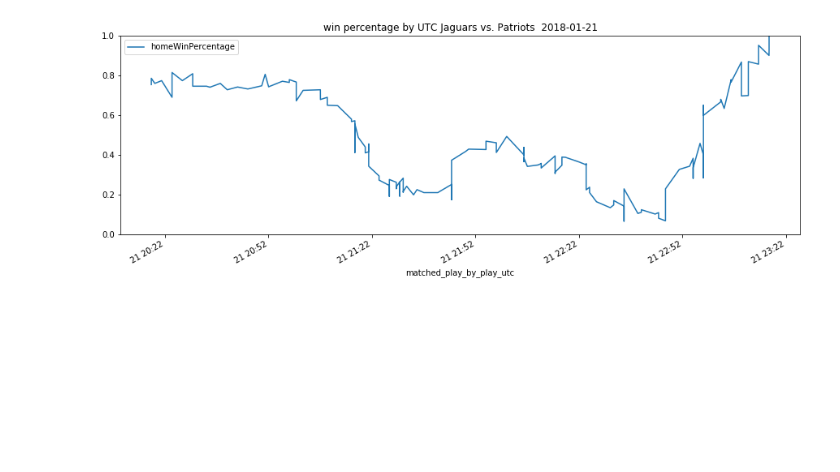
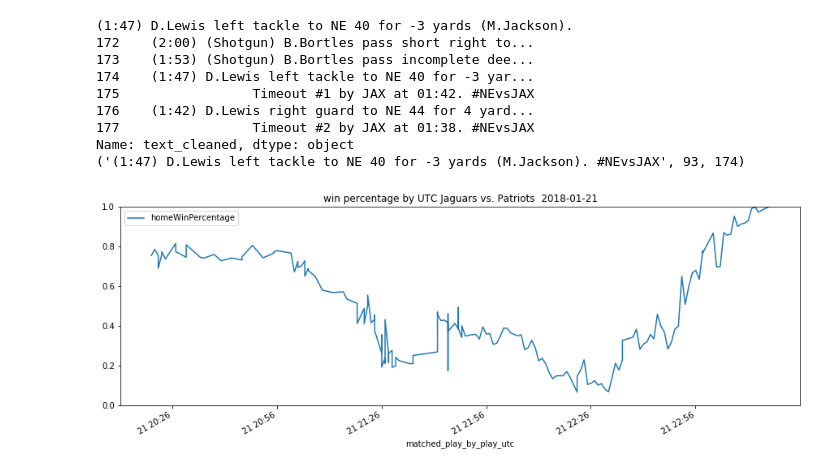
Before and after one commit to chadharness-mids/w266_final_project_merged, a Jupyter notebook: notebooks/wrangling/03-20-2019-CleanUpMisalignedGames.ipynb, the cells around one changed output. Cells and saved outputs as stored; diff of their text form; code cells hidden in the pictures; blank space fills up the shorter version.

```diff
--- a/notebooks/wrangling/03-20-2019-CleanUpMisalignedGames.ipynb
+++ b/notebooks/wrangling/03-20-2019-CleanUpMisalignedGames.ipynb
@@ -50,8 +51,12 @@ try:
     for i in game_winpct.iterrows():
         pbp_text = i[1]['text']
         # print(pbp_text)
-        next_10_playbyplay = game_playbyplay['text_cleaned'][first_index:first_index+5]
-        match = process.extractOne(pbp_text, next_10_playbyplay)
+        next_10_playbyplay = game_playbyplay['text_cleaned'][max(0,first_index-1):first_index+5]
+        match = process.extractOne(pbp_text, next_10_playbyplay, scorer=fuzz.token_sort_ratio)
+        if i[0] == 165:
+            print(pbp_text)
+            print(next_10_playbyplay)
+            print(match)
         # print(match)
         match_text, match_percent, match_index = match
         game_winpct.loc[i[0], 'matched_play_by_play_text'] = match_text
@@ -91,31 +96,40 @@ try:
             playidlist.append(playid_attime)
         except:
             playidlist.append(playid_attime)
 
     comments['playId'] = playidlist
     merged = comments.merge(game_winpct, on='playId')
 
     # Calculate Sentiment
     sid = SentimentIntensityAnalyzer()
 
     def calculate_VADER(comment):
         comment = str(comment)
         ss = sid.polarity_scores(comment)
         neg = ss['neg']
         neu = ss['neu']
         pos = ss['pos']
         compound = ss['compound']
         return ss, neg, neu, pos, compound
 
     def vader_df(df, textcol = 'text'):
         df['vader_ss'], df['vader_neg'], df['vader_neu'], df['vader_pos'], df['vader_compound'] = \
         zip(*df[textcol].map(calculate_VADER))
         return df
 
     merged_with_sentiment = vader_df(merged, textcol='comment_body')
     merged_with_sentiment.to_pickle('../../data/Clean_Game_Data/{}'.format(game.replace(' ','_').replace('.','')+'_comment_sentiment.pickle'))
 except:
     print('Broke for {}'.format(game))
     raise
 # %% [output]
+(1:47) D.Lewis left tackle to NE 40 for -3 yards (M.Jackson).
+172    (2:00) (Shotgun) B.Bortles pass short right to...
+173    (1:53) (Shotgun) B.Bortles pass incomplete dee...
+174    (1:47) D.Lewis left tackle to NE 40 for -3 yar...
+175                 Timeout #1 by JAX at 01:42. #NEvsJAX
+176    (1:42) D.Lewis right guard to NE 44 for 4 yard...
+177                 Timeout #2 by JAX at 01:38. #NEvsJAX
+Name: text_cleaned, dtype: object
+('(1:47) D.Lewis left tackle to NE 40 for -3 yards (M.Jackson). #NEvsJAX', 93, 174)
-[figure, old version]
+[figure, new version]
```
Also changed, not shown: parts of 4 cells of this notebook, 40 other files.
